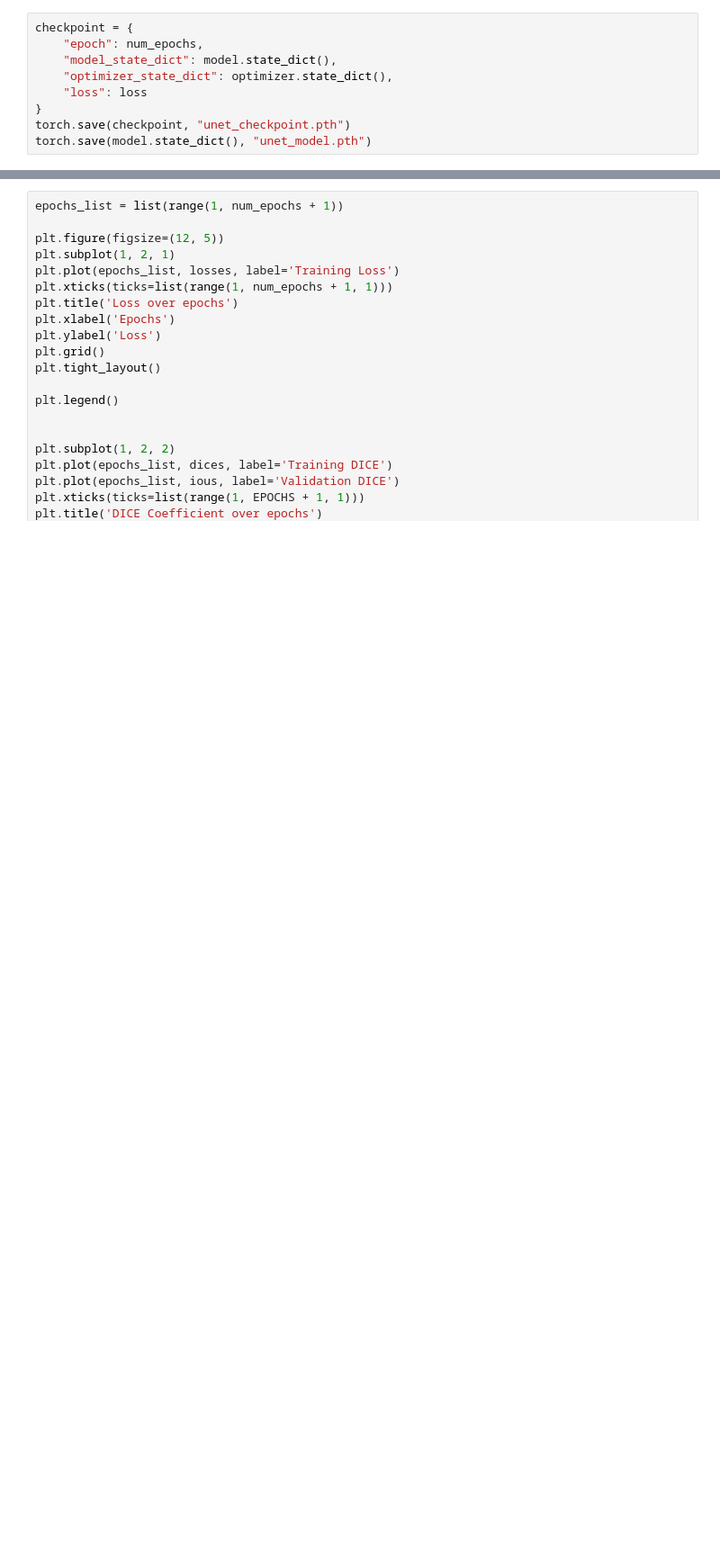
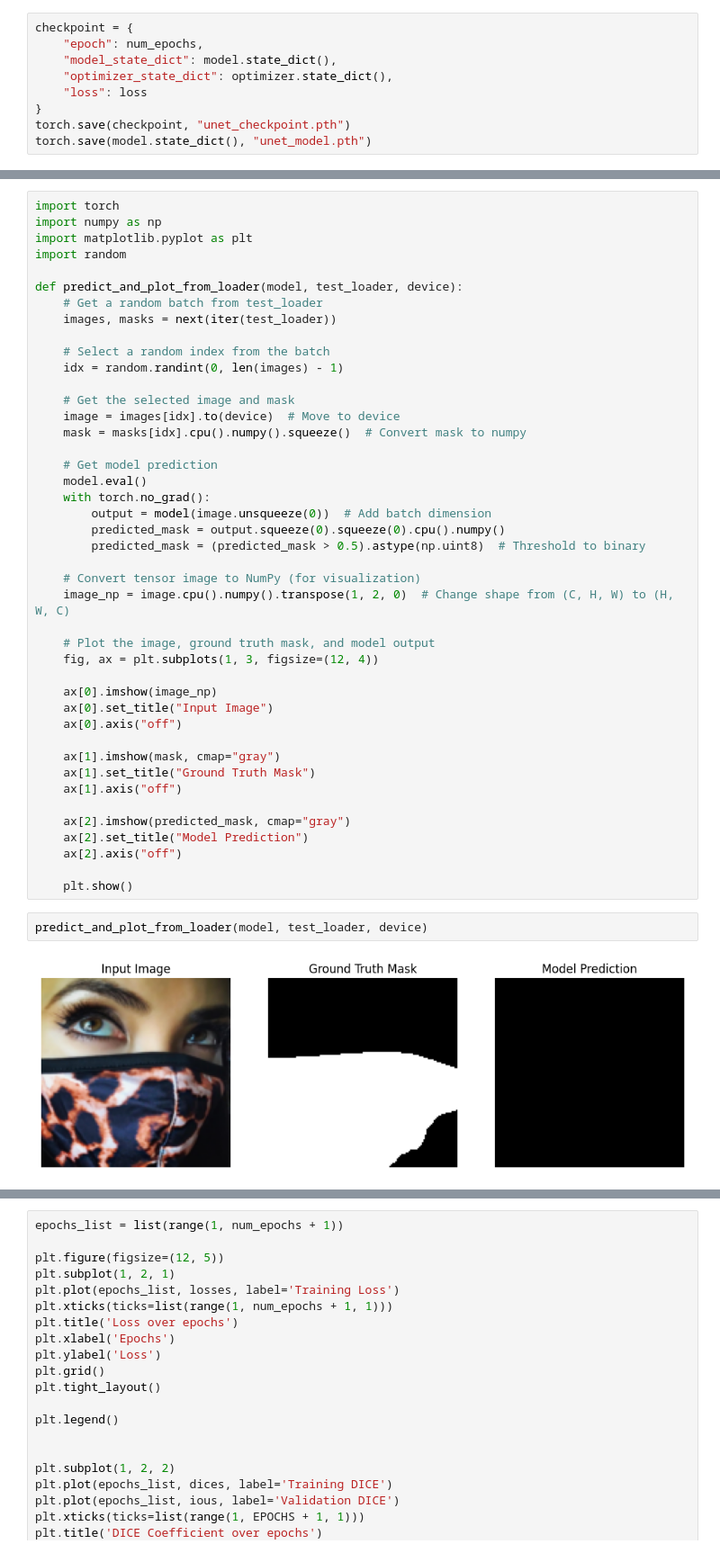
Before and after one commit to ArchisKulkarni00/VR_Project1_ArchisKulkarni_MT2024082, a Jupyter notebook: Task-d/Unet_classes.ipynb, the cells around one changed output, grey strips where cells are left out. Shown: that part at 90% size. Saved outputs shown, nothing was run; the diff lists cells and outputs as text; blank space fills up the shorter version.

```diff
--- a/Task-d/Unet_classes.ipynb
+++ b/Task-d/Unet_classes.ipynb
@@ -311,0 +373,47 @@ torch.save(model.state_dict(), "unet_model.pth")
+# %%
+import torch
+import numpy as np
+import matplotlib.pyplot as plt
+import random
+
+def predict_and_plot_from_loader(model, test_loader, device):
+    # Get a random batch from test_loader
+    images, masks = next(iter(test_loader))
+
+    # Select a random index from the batch
+    idx = random.randint(0, len(images) - 1)
+
+    # Get the selected image and mask
+    image = images[idx].to(device)  # Move to device
+    mask = masks[idx].cpu().numpy().squeeze()  # Convert mask to numpy
+
+    # Get model prediction
+    model.eval()
+    with torch.no_grad():
+        output = model(image.unsqueeze(0))  # Add batch dimension
+        predicted_mask = output.squeeze(0).squeeze(0).cpu().numpy()
+        predicted_mask = (predicted_mask > 0.5).astype(np.uint8)  # Threshold to binary
+
+    # Convert tensor image to NumPy (for visualization)
+    image_np = image.cpu().numpy().transpose(1, 2, 0)  # Change shape from (C, H, W) to (H, W, C)
+
+    # Plot the image, ground truth mask, and model output
+    fig, ax = plt.subplots(1, 3, figsize=(12, 4))
+
+    ax[0].imshow(image_np)
+    ax[0].set_title("Input Image")
+    ax[0].axis("off")
+
+    ax[1].imshow(mask, cmap="gray")
+    ax[1].set_title("Ground Truth Mask")
+    ax[1].axis("off")
+
+    ax[2].imshow(predicted_mask, cmap="gray")
+    ax[2].set_title("Model Prediction")
+    ax[2].axis("off")
+
+    plt.show()
+# %%
+predict_and_plot_from_loader(model, test_loader, device)
+# %% [output]
+[figure, added]
```
Also changed, not shown: parts of 9 cells of this notebook, 3 other files.
